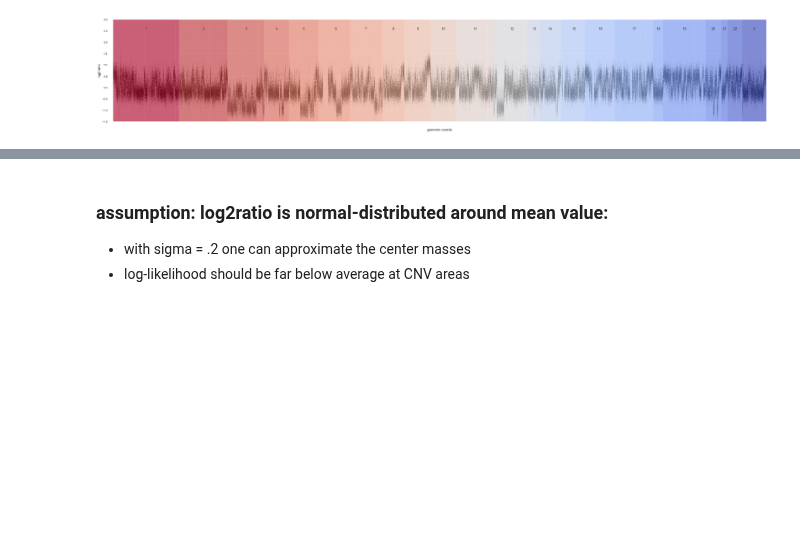
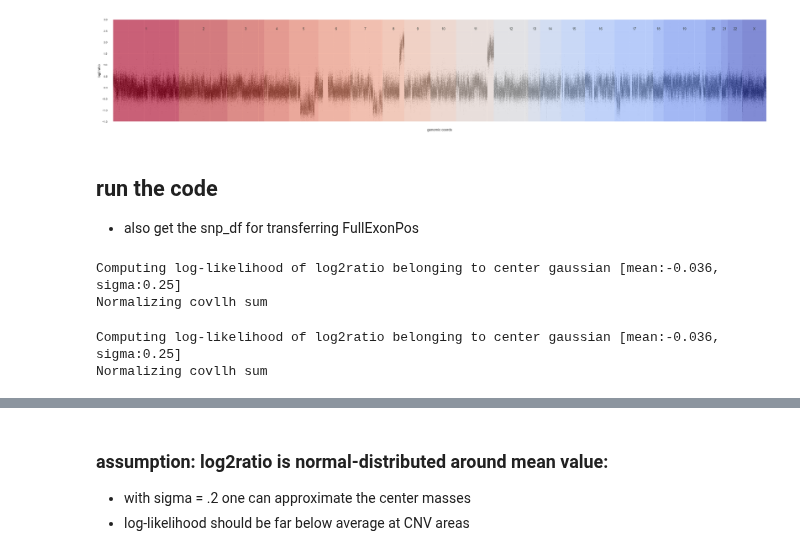
Before and after one commit to Mar111tiN/myCNV, a Jupyter notebook: nb/addRollingCoverageLLH.ipynb, the cells around one changed output, grey strips where cells are left out. Drawn from its saved outputs; the diff is of its cells as text; code cells hidden in the pictures; blank space fills up the shorter version.

Commit message:
rollingLLHcoverage working

```diff
--- a/nb/addRollingCoverageLLH.ipynb
+++ b/nb/addRollingCoverageLLH.ipynb
@@ -38,25 +38,45 @@ cnvPON_path = cnv_path = os.path.join(cnvdata, "chromCov")
 cnv_path = os.path.join(cluster_path, "scratch/develop/PONcoverage/cnv")
 cnvPON_path = os.path.join(cluster_path, "scratch/develop/PONcoverage/chromCov")
 # %%
-sample = "02_A"
+sample = "01_A"
 cov_df = pd.read_csv(os.path.join(output_path, f'CNV/{sample}.cov'), sep='\t').query('log2ratio == log2ratio')
 fig_params = dict(
     figsize=(50,8),
     colormap='coolwarm_r',
     color_chroms=True,
     ylim=(-1.5,3)
 )
 log2 = dict(
         title='log2ratio',
         plot_type='scatter',   # ['line', 'scatter']
         data='log2ratio',
         plot_args=dict(
             linewidth=0.3,
             color='black',
             s=0.2,
             alpha=.7
         ))
 
-fig, ax, df, chrom_df = plot_genomic(cov_df.query('Coverage > 50 and PONmeanCov > 50 and PONstd < 100'), plots=[log2], chroms='all', region='', **fig_params)
+fig, ax, _, chrom_df = plot_genomic(cov_df.query('Coverage > 50 and PONmeanCov > 50 and PONstd < 100'), plots=[log2], chroms='all', region='', **fig_params)
 # %% [output]
-[figure, old version]
+[figure, new version]
+# %% [markdown]
+## run the code
++ also get the snp_df for transferring FullExonPos
+# %%
+snp_df = pd.read_csv(os.path.join(output_path, f'CNV/{sample}.snp'), sep='\t')
+from codeCNV.rollingCNV import apply_rolling_coverage
+snpcov_df, rolling_cov_df = apply_rolling_coverage(snp_df, cov_df, config)
+# snpcov_df.to_csv(os.path.join(output_path, f'tmp/{sample}.snpcov'), sep='\t', index=False)
+# rolling_cov_df.to_csv(os.path.join(output_path, f'CNV/{sample}.roll.cov'), sep='\t', index=False)
+# %% [output]
+Computing log-likelihood of log2ratio belonging to center gaussian [mean:-0.036, sigma:0.25]
+Normalizing covllh sum
+# %%
+for sample in ['01_A', '01_B', '02_A', '02_B']:
+    snpcov_df, rolling_cov_df = apply_rolling_coverage(snp_df, cov_df, config)
+    snpcov_df.to_csv(os.path.join(output_path, f'tmp/{sample}.snpcov'), sep='\t', index=False)
+    rolling_cov_df.to_csv(os.path.join(output_path, f'CNV/{sample}.roll.cov'), sep='\t', index=False)
+# %% [output]
+Computing log-likelihood of log2ratio belonging to center gaussian [mean:-0.036, sigma:0.25]
+Normalizing covllh sum
```
Also changed, not shown: parts of 29 cells of this notebook, 3 other files.
